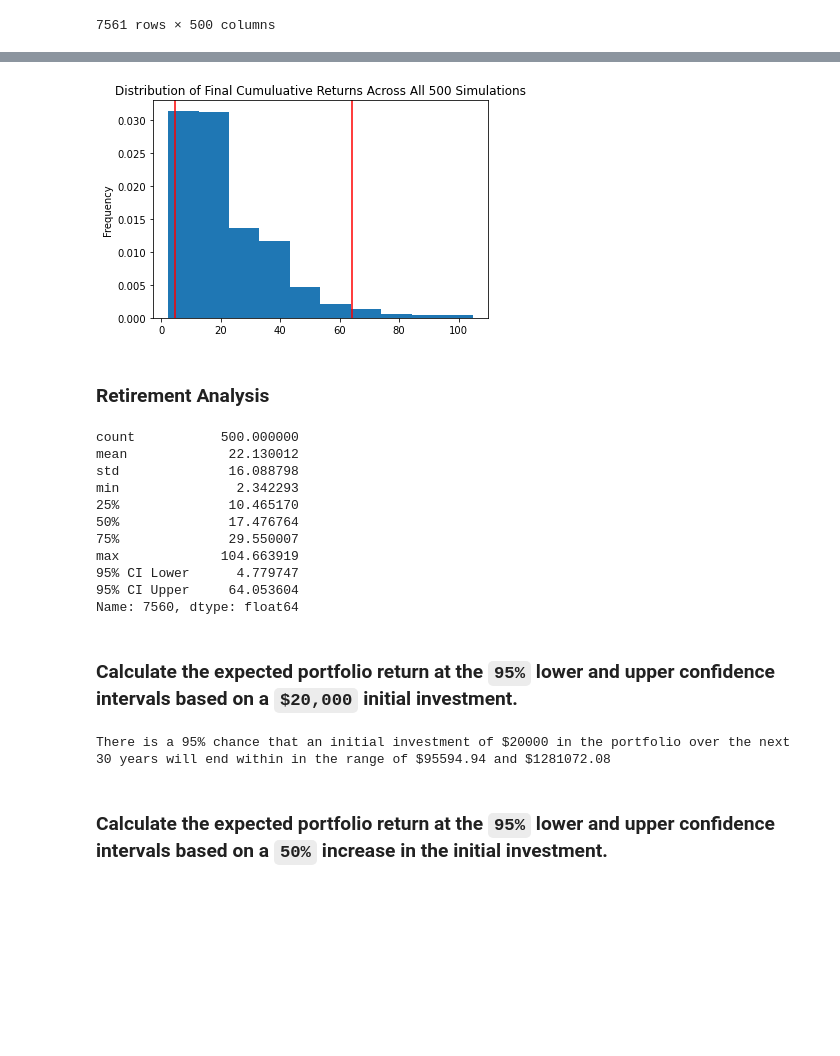
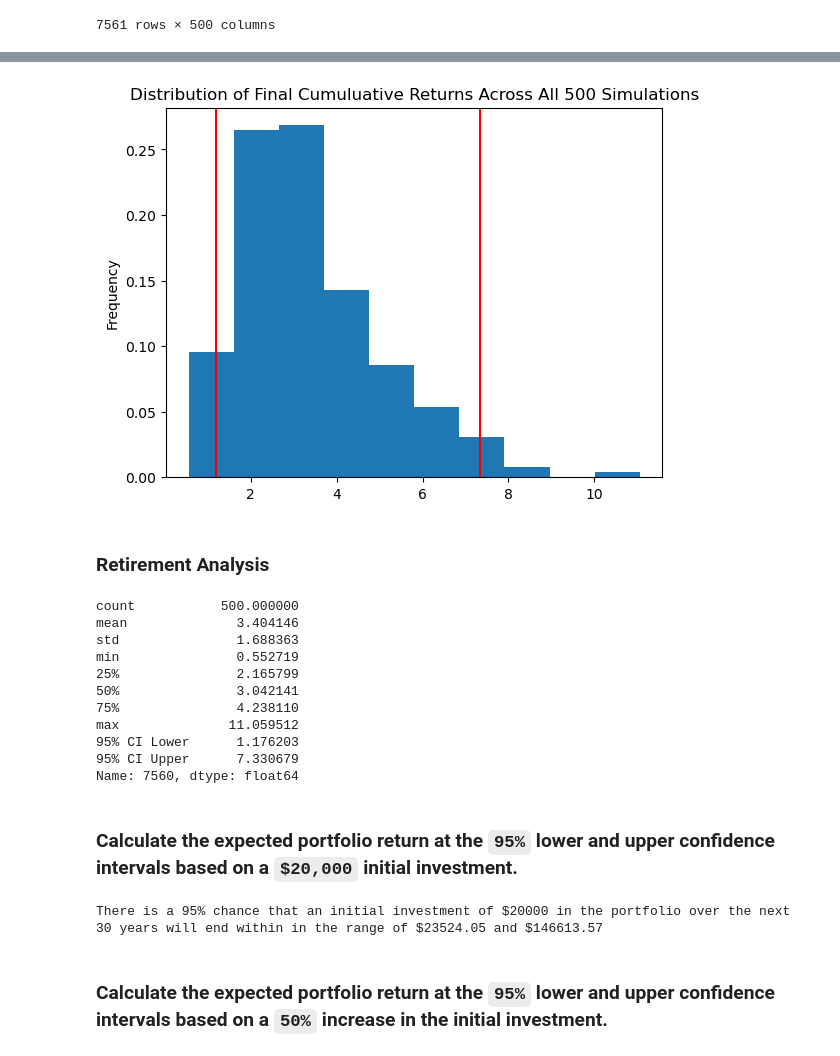
Before and after one commit to nothaywar/Module5Challenge, a Jupyter notebook: financial-planner.ipynb, the cells around one changed output, grey strips where cells are left out. Cells and saved outputs as stored; diff of their text form; code cells hidden in the pictures; blank space fills up the shorter version.

```diff
--- a/financial-planner.ipynb
+++ b/financial-planner.ipynb
@@ -264,27 +265,27 @@ Running Monte Carlo simulation number 490.
 # %%
 # Plot probability distribution and confidence intervals
-# YOUR CODE HERE!
+dist_plot = mc_simulation.plot_distribution()
 # %% [output]
-[figure, old version]
+[figure, new version]
 # %% [markdown]
 ### Retirement Analysis
 # %%
 # Fetch summary statistics from the Monte Carlo simulation results
-# YOUR CODE HERE!
+tbl=mc_simulation.summarize_cumulative_return()
 
 # Print summary statistics
-# YOUR CODE HERE!
+print(tbl)
 # %% [output]
 count           500.000000
-mean             22.130012
-std              16.088798
-min               2.342293
-25%              10.465170
-50%              17.476764
-75%              29.550007
-max             104.663919
-95% CI Lower      4.779747
-95% CI Upper     64.053604
+mean              3.404146
+std               1.688363
+min               0.552719
+25%               2.165799
+50%               3.042141
+75%               4.238110
+max              11.059512
+95% CI Lower      1.176203
+95% CI Upper      7.330679
 Name: 7560, dtype: float64
 # %% [markdown]
 ### Calculate the expected portfolio return at the `95%` lower and upper confidence intervals based on a `$20,000` initial investment.
@@ -293,14 +294,16 @@ Name: 7560, dtype: float64
 initial_investment = 20000
 
 # Use the lower and upper `95%` confidence intervals to calculate the range of the possible outcomes of our $20,000
-# YOUR CODE HERE!
+ci_lower = round(tbl[8]*initial_investment,2)
+ci_upper = round(tbl[9]*initial_investment,2)
+
 
 # Print results
 print(f"There is a 95% chance that an initial investment of ${initial_investment} in the portfolio"
       f" over the next 30 years will end within in the range of"
       f" ${ci_lower} and ${ci_upper}")
 # %% [output]
-There is a 95% chance that an initial investment of $20000 in the portfolio over the next 30 years will end within in the range of $95594.94 and $1281072.08
+There is a 95% chance that an initial investment of $20000 in the portfolio over the next 30 years will end within in the range of $23524.05 and $146613.57
 # %% [markdown]
 ### Calculate the expected portfolio return at the `95%` lower and upper confidence intervals based on a `50%` increase in the initial investment.
 # %%
```
Also changed, not shown: parts of 2 cells of this notebook.
